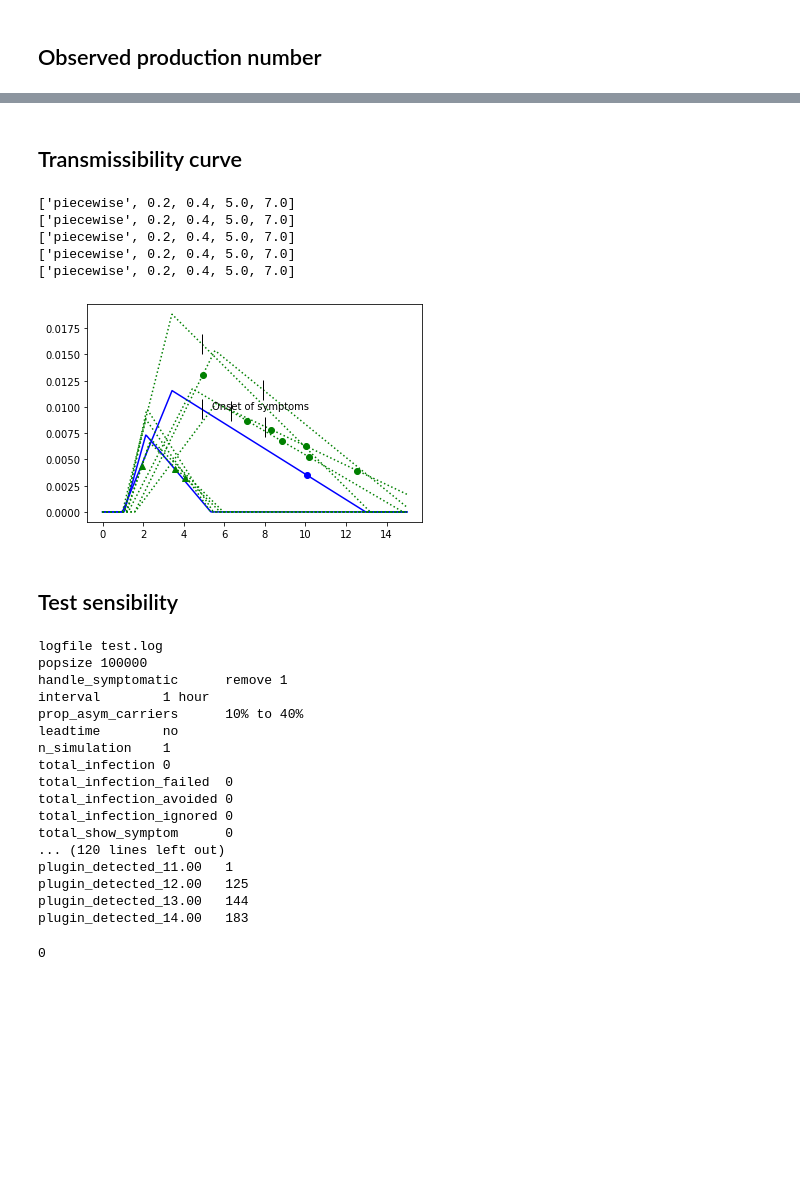
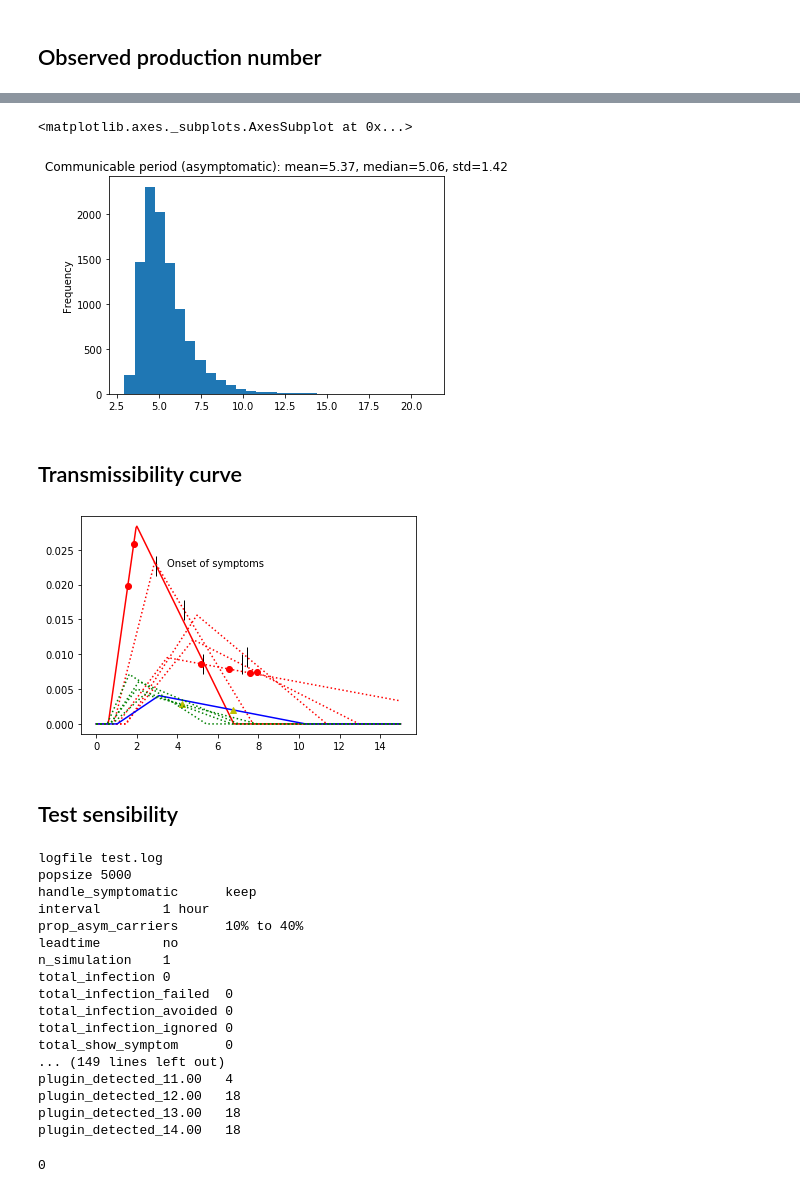
Before and after one commit to ictr/covid19-outbreak-simulator, a Jupyter notebook: applications/model_stats.ipynb, the cells around one changed output, grey strips where cells are left out. Saved outputs shown, nothing was run; the diff lists cells and outputs as text; code cells hidden in the pictures; blank space fills up the shorter version.

```diff
--- a/applications/model_stats.ipynb
+++ b/applications/model_stats.ipynb
@@ -6,6 +6,7 @@ This notebook studies various properties of the simulation models used in `covid
 from matplotlib import pyplot
 import numpy as np
 import pandas as pd
+import os
 
 from argparse import Namespace
 from covid19_outbreak_simulator.model import Model, Params
@@ -21,8 +22,8 @@ params = Params(
         incubation_period=None,
         susceptibility=None,
         prop_asym_carriers=None,
-        symptomatic_transmissibility_model = ['piecewise', 0.2, 0.7, 7, 9],
-        asymptomatic_transmissibility_model = ['piecewise', 0.2, 0.4, 5, 7],
+        symptomatic_transmissibility_model = ['piecewise'],
+        asymptomatic_transmissibility_model = ['piecewise'],
     )
 )
 model = Model(params)
@@ -117,8 +118,8 @@ r0 = []
 with open(os.devnull, 'w') as logger:
     logger.id = 1
     model.draw_prop_asym_carriers()
-    model.params.set('asymptomatic_r0', 'low', 0.8)
-    model.params.set('asymptomatic_r0', 'high', 0.8)
+    model.params.set('asymptomatic_r0', 'loc', 0.8)
+    model.params.set('asymptomatic_r0', 'scale', 0.8)
     for i in range(10000):
         ind = Individual(id='0', susceptibility=1, model=model, logger=logger)
         evts = ind.asymptomatic_infect(time=0, by=None,
@@ -130,9 +131,9 @@ with open(os.devnull, 'w') as logger:
 
 ifn = pd.Series(infections)
 ifn.plot.hist( bins=30,
-         title=f'Production number (asymptomatic): mean={ifn.mean():.2f}, median={ifn.median():.2f}, std={ifn.std():.2f}')
+         title=f'Production number (asymptomatic r0=0.8): mean={ifn.mean():.2f}, median={ifn.median():.2f}, std={ifn.std():.2f}')
 
-asr0 = pd.Series(r0)
-asr0.plot.hist()
+#asr0 = pd.Series(r0)
+#asr0.plot.hist()
 # %% [output]
 <matplotlib.axes._subplots.AxesSubplot at 0x...>
@@ -140,3 +166,26 @@ asr0.plot.hist()
+# %%
+model.params.set('prop_asym_carriers', 'loc', 1)
+model.params.set('prop_asym_carriers', 'scale', 0)
+
+infections = []
+acp = []
+with open(os.devnull, 'w') as logger:
+    logger.id = 1
+    model.draw_prop_asym_carriers()
+    model.params.set('asymptomatic_r0', 'loc', 2.1/5)
+    model.params.set('asymptomatic_r0', 'quantile_2.5', 1.4/5)
+    for i in range(10000):
+        ind = Individual(id='0', susceptibility=1, model=model, logger=logger)
+        evts = ind.asymptomatic_infect(time=0, by=None,
+                                     handle_symptomatic=['keep'])
+        acp.append(ind.infect_params[3] - ind.infect_params[1])
+
+acp = pd.Series(acp)
+acp.plot.hist( bins=30,
+         title=f'Communicable period (asymptomatic): mean={acp.mean():.2f}, median={acp.median():.2f}, std={acp.std():.2f}')
+# %% [output]
+<matplotlib.axes._subplots.AxesSubplot at 0x...>
+[figure, added]
 # %% [markdown]
 ## Transmissibility curve
 # %%
@@ -161,7 +210,7 @@ with open(os.devnull, 'w') as logger:
         #plt.plot(x,y, linestyle=':' if i > 0 else '-', color='red')
         #
         y = [ind.transmissibility(t) for t in x]
-        plt.plot(x,y, linestyle=':' if i > 0 else '-', color='blue' if i == 0 else 'green' )
+        plt.plot(x,y, linestyle=':' if i > 0 else '-', color='red' if i == 0 else 'red' )
 
         # incubation
         plt.plot(ind.incubation_period, ind.transmissibility(ind.incubation_period),
@@ -169,60 +218,56 @@ with open(os.devnull, 'w') as logger:
         if i == 0:
             plt.text( ind.incubation_period + 0.5, ind.transmissibility(ind.incubation_period),
                     'Onset of symptoms')
         # infection event
         it = [x.time for x in evts if x.action.name == 'INFECTION']
         ity = [ind.transmissibility(t) for t in it]
-        plt.plot(it, ity, 'bo' if i == 0 else 'go')
+        plt.plot(it, ity, 'o', color='red')
 
 model.params.set('prop_asym_carriers', 'loc', 1)
 model.params.set('prop_asym_carriers', 'scale', 0)
 
 infections = []
 r0 = []
 
 with open(os.devnull, 'w') as logger:
     logger.id = 1
     model.draw_prop_asym_carriers()
     for i in range(5):
         ind = Individual(id='0', susceptibility=1, model=model, logger=logger)
         evts = ind.asymptomatic_infect(time=0, by=None,
                                      handle_symptomatic=['keep'])
         x = np.linspace(0, 15, 15*24)
         y = [ind.transmissibility(t) for t in x]
         plt.plot(x,y, linestyle=':' if i > 0 else '-', color='blue' if i == 0 else 'green' )
 
         #
         it = [x.time for x in evts if x.action.name == 'INFECTION']
         ity = [ind.transmissibility(t) for t in it]
-        plt.plot(it, ity, 'g^' if i == 0 else 'g^')
+        plt.plot(it, ity, 'y^' if i == 0 else 'y^')
 
 plt.show()
 # %% [output]
-['piecewise', 0.2, 0.4, 5.0, 7.0]
-['piecewise', 0.2, 0.4, 5.0, 7.0]
-['piecewise', 0.2, 0.4, 5.0, 7.0]
-['piecewise', 0.2, 0.4, 5.0, 7.0]
-['piecewise', 0.2, 0.4, 5.0, 7.0]
-[figure, old version]
+[figure, new version]
 # %% [markdown]
 ## Test sensibility
 # %%
 from covid19_outbreak_simulator.cli import main
 
-main('''--popsize 100000 --rep 1
-    --symptomatic-transmissibility-model piecewise 0.2 0.7 7 9
-    --asymptomatic-transmissibility-model piecewise 0.2 0.4 5 7
+main('''--popsize 5000 --rep 1
+    --symptomatic-transmissibility-model piecewise
+    --asymptomatic-transmissibility-model piecewise
+    --handle-symptomatic keep
     --stop-if t>14   --track-events PLUGIN END
-    --logfile test.log   --plugin init --incidence-rate 1
+    --logfile test.log   --plugin init --incidence-rate 1  --leadtime any
     --plugin quarantine --at 0 --duration 14 --target all --proportion 1
     --plugin testing   --interval 1 --proportion 1
     --turnaround-time 0
-    --handle-positive keep --sensitivity 0.85 0.0002  --specificity 1
+    --handle-positive keep --sensitivity 0.9 0.0002  --specificity 1
   '''.split())
 # %% [output]
 logfile test.log
-popsize 100000
-handle_symptomatic      remove 1
+popsize 5000
+handle_symptomatic      keep
 interval        1 hour
 prop_asym_carriers      10% to 40%
 leadtime        no
@@ -232,10 +277,10 @@ total_infection_failed  0
 total_infection_avoided 0
 total_infection_ignored 0
 total_show_symptom      0
-... (120 lines left out)
-plugin_detected_11.00   1
-plugin_detected_12.00   125
-plugin_detected_13.00   144
-plugin_detected_14.00   183
+... (149 lines left out)
+plugin_detected_11.00   4
+plugin_detected_12.00   18
+plugin_detected_13.00   18
+plugin_detected_14.00   18
 0
 # %%
```
Also changed, not shown: parts of 16 cells of this notebook, 7 other files.
